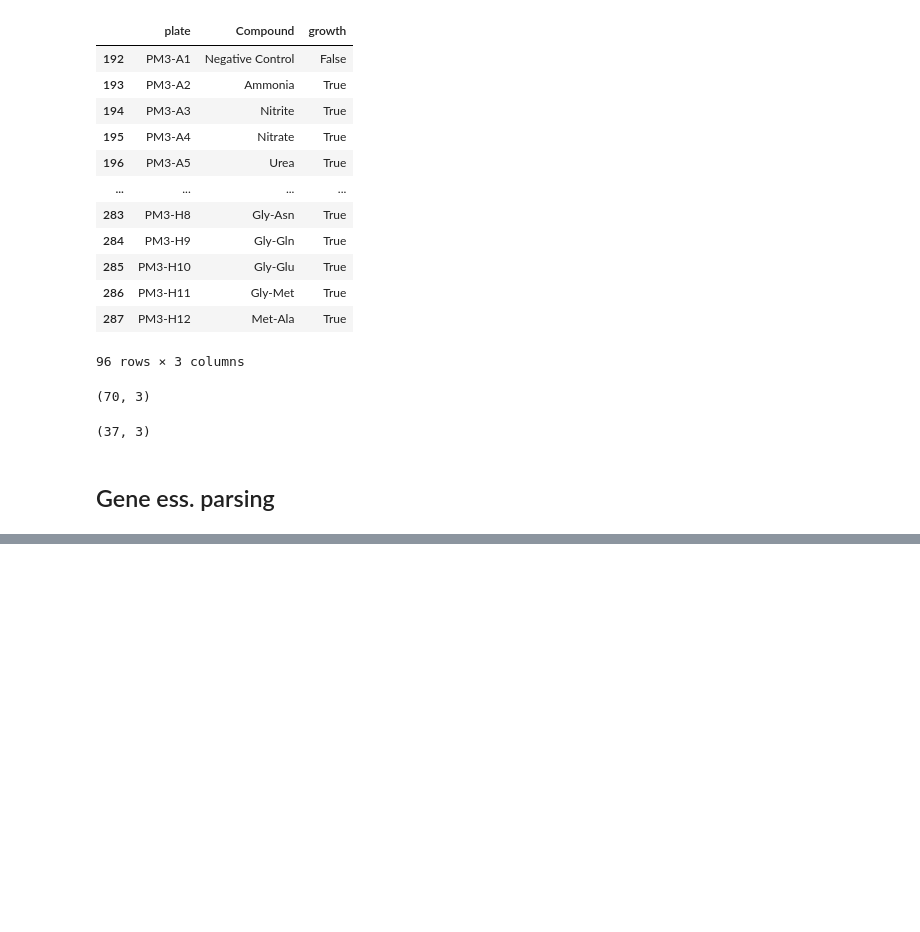
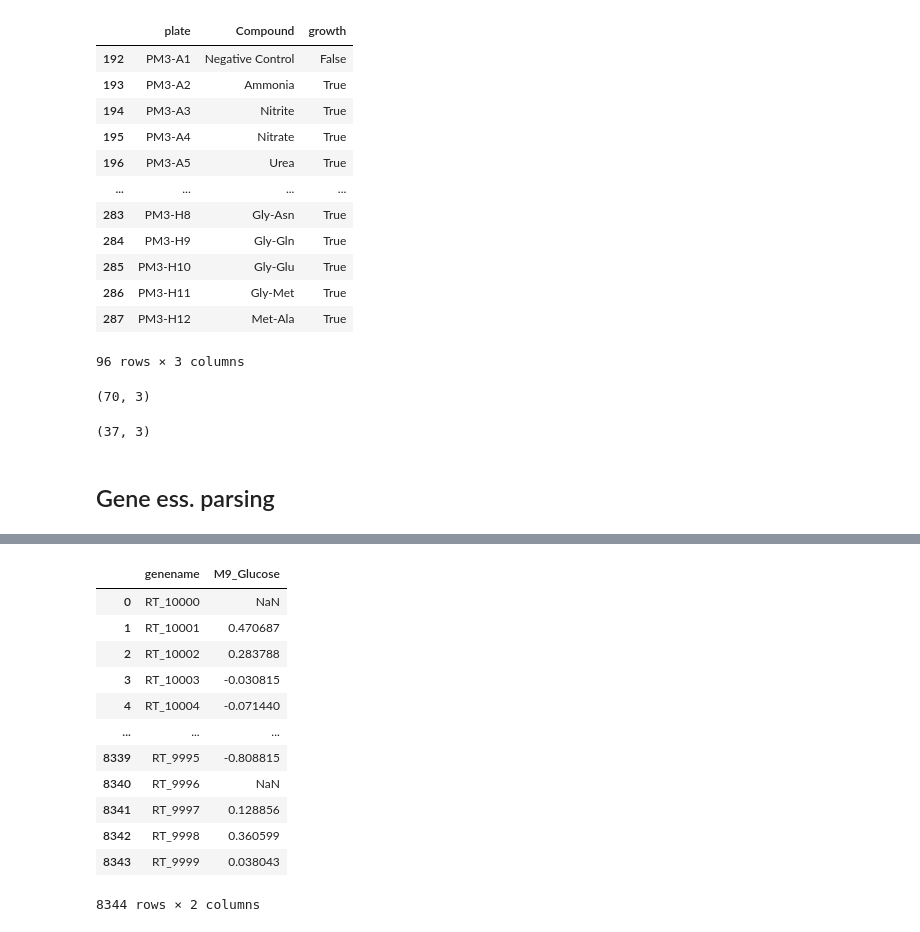
Before and after one commit to PNNL-CompBio/CONCERTO, a Jupyter notebook: models/experimental_data/prep_rt_data.ipynb, the cells around one changed output, grey strips where cells are left out. Drawn from its saved outputs; the diff is of its cells as text; code cells hidden in the pictures; blank space fills up the shorter version.

```diff
--- a/models/experimental_data/prep_rt_data.ipynb
+++ b/models/experimental_data/prep_rt_data.ipynb
@@ -115 +115,20 @@ genes
  ...}
+# %%
+ge_data = pd.read_excel(fname, sheet_name='RB-TDNA Seq')
+ge_data.RTO4_ID = ge_data.RTO4_ID.astype(str)
+ge_data['genename'] = 'RT_'+ge_data.RTO4_ID.astype(str)
+ge_data[['genename', 'M9_Glucose']]
+# %% [output]
+|  | genename | M9_Glucose |
+| 0 | RT_10000 | NaN |
+| 1 | RT_10001 | 0.470687 |
+| 2 | RT_10002 | 0.283788 |
+| 3 | RT_10003 | -0.030815 |
+| 4 | RT_10004 | -0.071440 |
+| ... | ... | ... |
+| 8339 | RT_9995 | -0.808815 |
+| 8340 | RT_9996 | NaN |
+| 8341 | RT_9997 | 0.128856 |
+| 8342 | RT_9998 | 0.360599 |
+| 8343 | RT_9999 | 0.038043 |
+8344 rows × 2 columns
```
Also changed, not shown: parts of 11 cells of this notebook, 2 other files.
